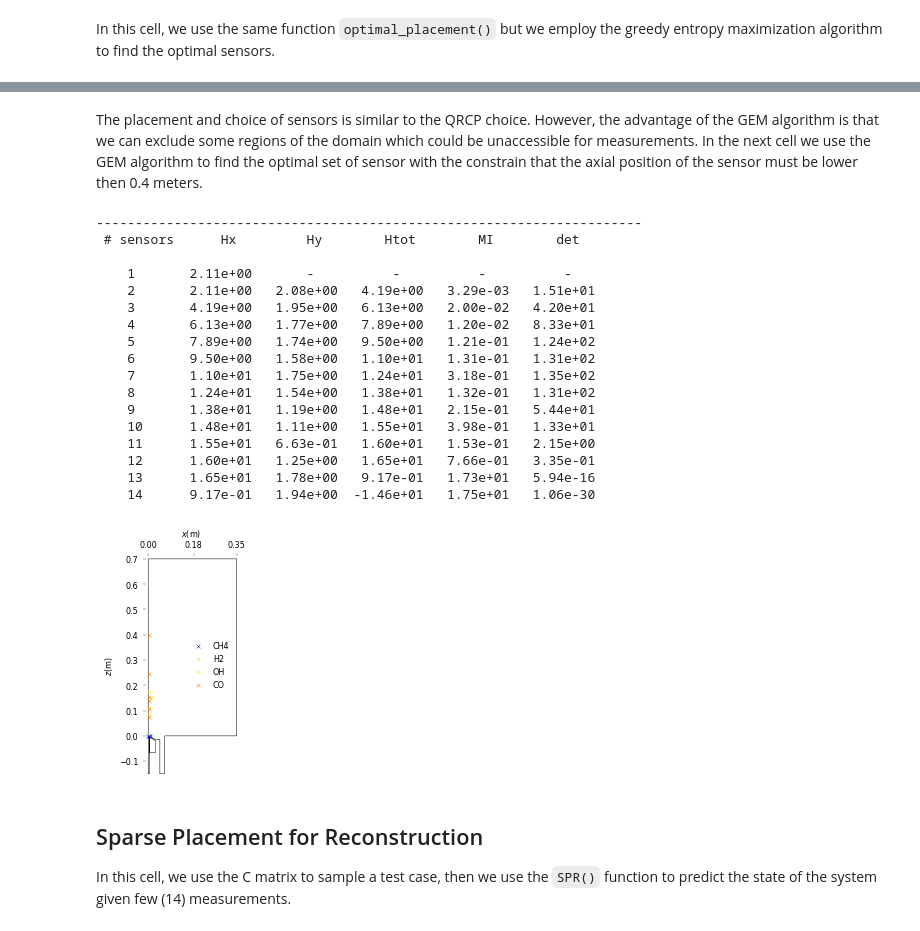
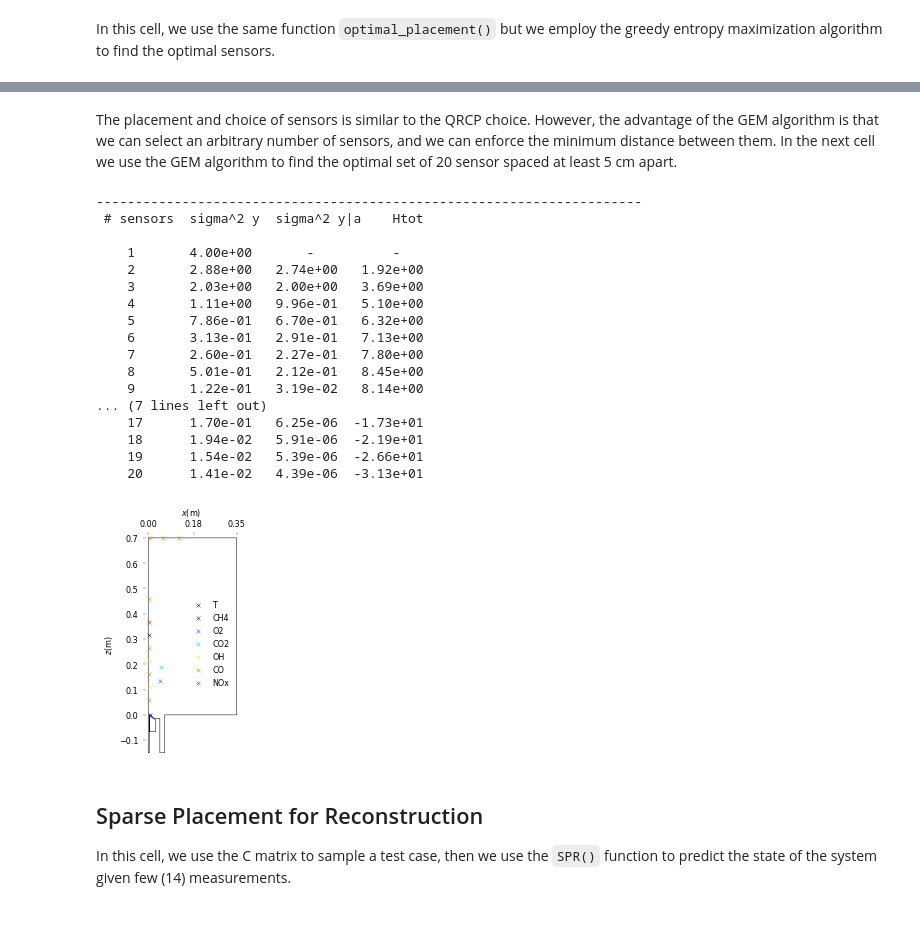
Before and after one commit to burn-research/OpenMEASURE, a Jupyter notebook: docs/sparse_sensing_doc.ipynb, the cells around one changed output, grey strips where cells are left out. Drawn from its saved outputs; the diff is of its cells as text; code cells hidden in the pictures.

```diff
--- a/docs/sparse_sensing_doc.ipynb
+++ b/docs/sparse_sensing_doc.ipynb
@@ -157,6 +158,9 @@ n_features = len(features)
 
 # This is the file containing the x,z positions of the cells
 xz = np.load(path + 'xz.npy')
+xyz = np.zeros((xz.shape[0], 3))
+xyz[:,0] = xz[:,0]
+xyz[:,2] = xz[:,1]
 n_cells = xz.shape[0]
 
 # This reads the files containing the parameters (D, H2, phi) with which
@@ -251,7 +255,7 @@ def plot_contours_tri(x, y, zs, cbar_label=''):
 
 In this cell, we use the function `optimal_placement()` to compute the optimal sensor placement matrix C using the QRCP algorithm.
 # %%
-spr = SPR(X_train, n_features) # Create the spr object
+spr = SPR(X_train, n_features, xyz) # Create the spr object
 
 # Compute the optimal measurement matrix using qr decomposition
 n_sensors = 14
@@ -303,38 +307,36 @@ plot_sensors(xz_sensors, features, mesh_outline)
 [figure]
 # %% [markdown]
-The placement and choice of sensors is similar to the QRCP choice. However, the advantage of the GEM algorithm is that we can exclude some regions of the domain which could be unaccessible for measurements. In the next cell we use the GEM algorithm to find the optimal set of sensor with the constrain that the axial position of the sensor must be lower then 0.4 meters.
+The placement and choice of sensors is similar to the QRCP choice. However, the advantage of the GEM algorithm is that we can select an arbitrary number of sensors, and we can enforce the minimum distance between them. In the next cell we use the GEM algorithm to find the optimal set of 20 sensor spaced at least 5 cm apart.
 # %%
-mask_z = xz[:,1] < 0.4
-mask_z = np.tile(mask_z, n_features)
-C_gem = spr.optimal_placement(calc_type='gem', n_sensors=n_sensors, mask=mask_z, n_modes=99.5, verbose=True)
+C_gem = spr.optimal_placement(calc_type='gem', n_sensors=20, d_min=0.05, n_modes=99.5, verbose=True)
 
 # Get the sensors positions and features
 xz_sensors = np.zeros((n_sensors, 4))
 for i in range(n_sensors):
     index = np.argmax(C_gem[i,:])
     xz_sensors[i,:2] = xz[index % n_cells, :]
     xz_sensors[i,2] = index // n_cells
 
 plot_sensors(xz_sensors, features, mesh_outline)
 # %% [output]
 ----------------------------------------------------------------------
- # sensors      Hx         Hy        Htot        MI        det
+ # sensors  sigma^2 y  sigma^2 y|a    Htot
 
-    1       2.11e+00       -          -          -          -
-    2       2.11e+00   2.08e+00   4.19e+00   3.29e-03   1.51e+01
-    3       4.19e+00   1.95e+00   6.13e+00   2.00e-02   4.20e+01
-    4       6.13e+00   1.77e+00   7.89e+00   1.20e-02   8.33e+01
-    5       7.89e+00   1.74e+00   9.50e+00   1.21e-01   1.24e+02
-    6       9.50e+00   1.58e+00   1.10e+01   1.31e-01   1.31e+02
-    7       1.10e+01   1.75e+00   1.24e+01   3.18e-01   1.35e+02
-    8       1.24e+01   1.54e+00   1.38e+01   1.32e-01   1.31e+02
-    9       1.38e+01   1.19e+00   1.48e+01   2.15e-01   5.44e+01
-    10      1.48e+01   1.11e+00   1.55e+01   3.98e-01   1.33e+01
-    11      1.55e+01   6.63e-01   1.60e+01   1.53e-01   2.15e+00
-    12      1.60e+01   1.25e+00   1.65e+01   7.66e-01   3.35e-01
-    13      1.65e+01   1.78e+00   9.17e-01   1.73e+01   5.94e-16
-    14      9.17e-01   1.94e+00  -1.46e+01   1.75e+01   1.06e-30
+    1       4.00e+00       -          -
+    2       2.88e+00   2.74e+00   1.92e+00
+    3       2.03e+00   2.00e+00   3.69e+00
+    4       1.11e+00   9.96e-01   5.10e+00
+    5       7.86e-01   6.70e-01   6.32e+00
+    6       3.13e-01   2.91e-01   7.13e+00
+    7       2.60e-01   2.27e-01   7.80e+00
+    8       5.01e-01   2.12e-01   8.45e+00
+    9       1.22e-01   3.19e-02   8.14e+00
+... (7 lines left out)
+    17      1.70e-01   6.25e-06  -1.73e+01
+    18      1.94e-02   5.91e-06  -2.19e+01
+    19      1.54e-02   5.39e-06  -2.66e+01
+    20      1.41e-02   4.39e-06  -3.13e+01
-[figure, old version]
+[figure, new version]
 # %% [markdown]
 ## Sparse Placement for Reconstruction
 
```
Also changed, not shown: parts of 2 cells of this notebook.
